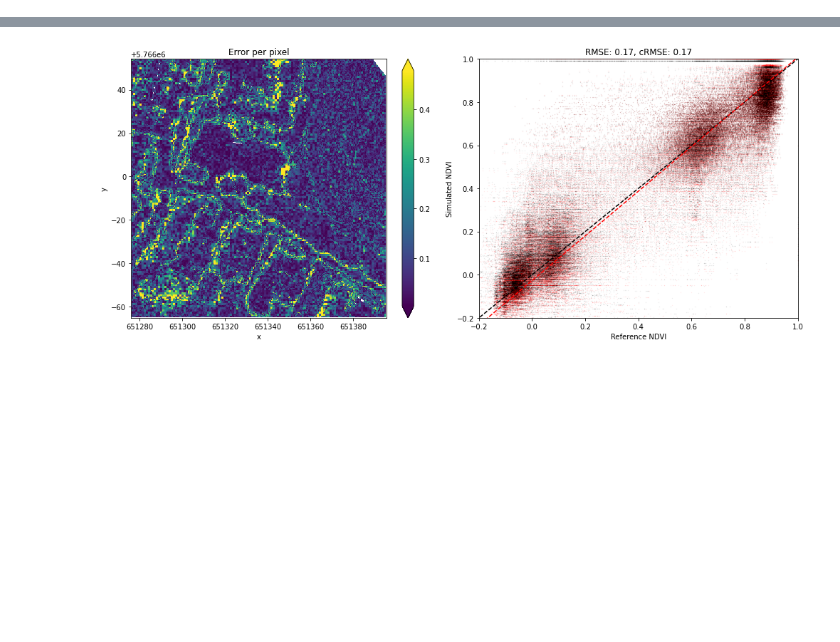
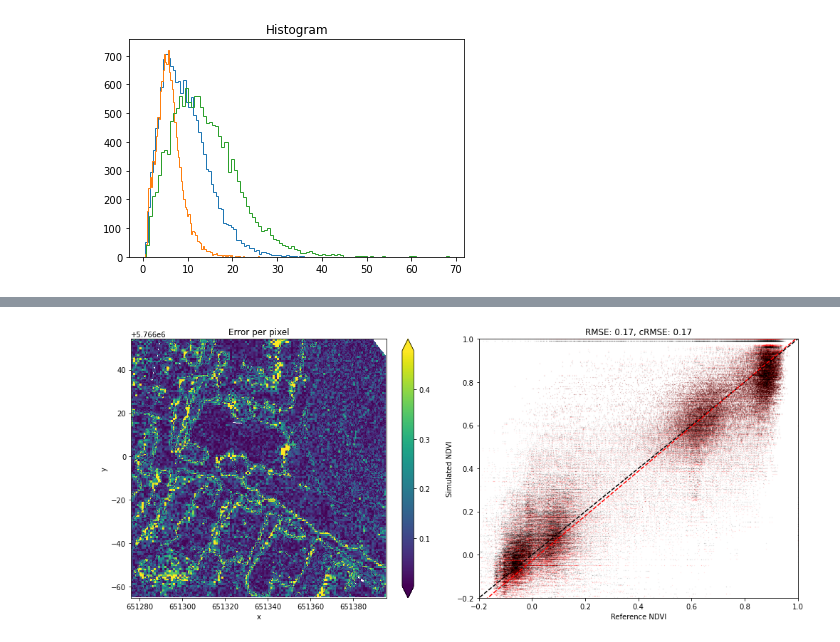
Before and after one commit to joe-fennell/pyeosim, a Jupyter notebook: 1_simple_demo.ipynb, the cells around one changed output, grey strips where cells are left out. Drawn from its saved outputs; the diff is of its cells as text; code cells hidden in the pictures; blank space fills up the shorter version.

```diff
--- a/1_simple_demo.ipynb
+++ b/1_simple_demo.ipynb
@@ -198,0 +240,8 @@ plt.savefig('outputs/test_output_im2.png', dpi=200)
+# %%
+channel_snr.isel(band=7).plot.hist(histtype='step',bins=100)
+channel_snr.isel(band=1).plot.hist(histtype='step',bins=100)
+
+plt.hist(ndvi_snr, histtype='step',bins=100)
+plt.show()
+# %% [output]
+[figure, added]
```
Also changed, not shown: parts of 17 cells of this notebook, 10 other files.
